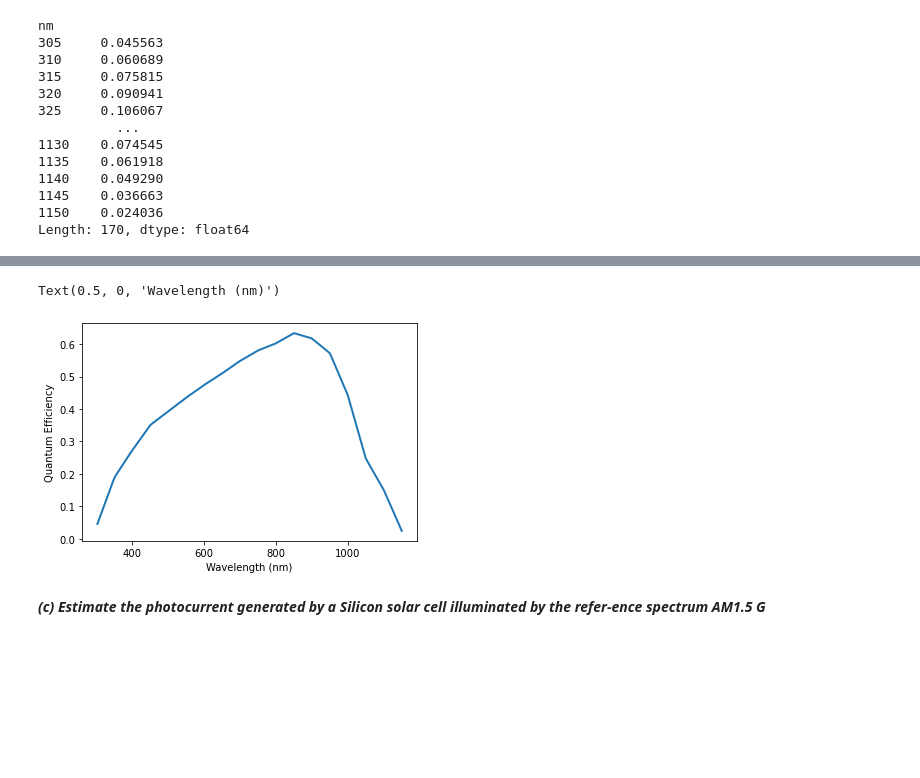
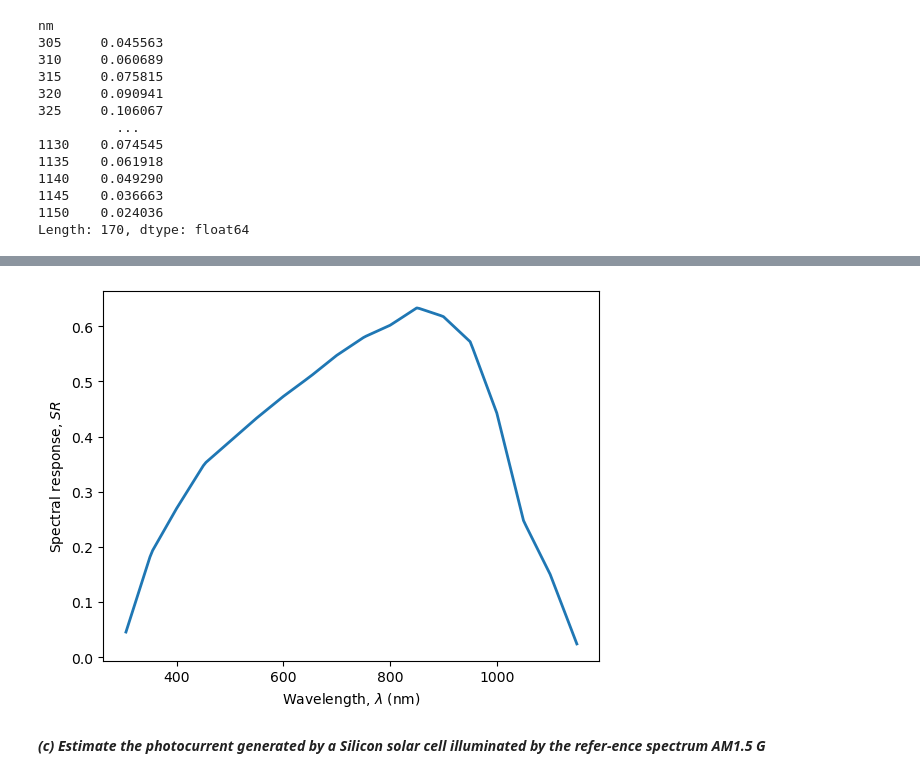
Before and after one commit to martavp/pv-textbook, a Jupyter notebook: Problems/Chapter_03/Problem3.7.ipynb, the cells around one changed output, grey strips where cells are left out. Saved outputs shown, nothing was run; the diff lists cells and outputs as text; code cells hidden in the pictures; blank space fills up the shorter version.

```diff
--- a/Problems/Chapter_03/Problem3.7.ipynb
+++ b/Problems/Chapter_03/Problem3.7.ipynb
@@ -122,11 +121,10 @@ Text(0.5, 0, 'Wavelength (nm)')
 # %%
 plt.plot(SR,
          linewidth=2)
-plt.ylabel('Quantum Efficiency')
-plt.xlabel('Wavelength (nm)')
+plt.ylabel('Spectral response, $SR$')
+plt.xlabel(r'Wavelength, $\lambda$ (nm)');
 # %% [output]
-Text(0.5, 0, 'Wavelength (nm)')
-[figure, old version]
+[figure, new version]
 # %% [markdown]
 ***(c) Estimate the photocurrent generated by a Silicon solar cell illuminated by the refer-ence spectrum AM1.5 G***
 # %% [markdown]
```
Also changed, not shown: parts of 7 cells of this notebook, 3 other files.
